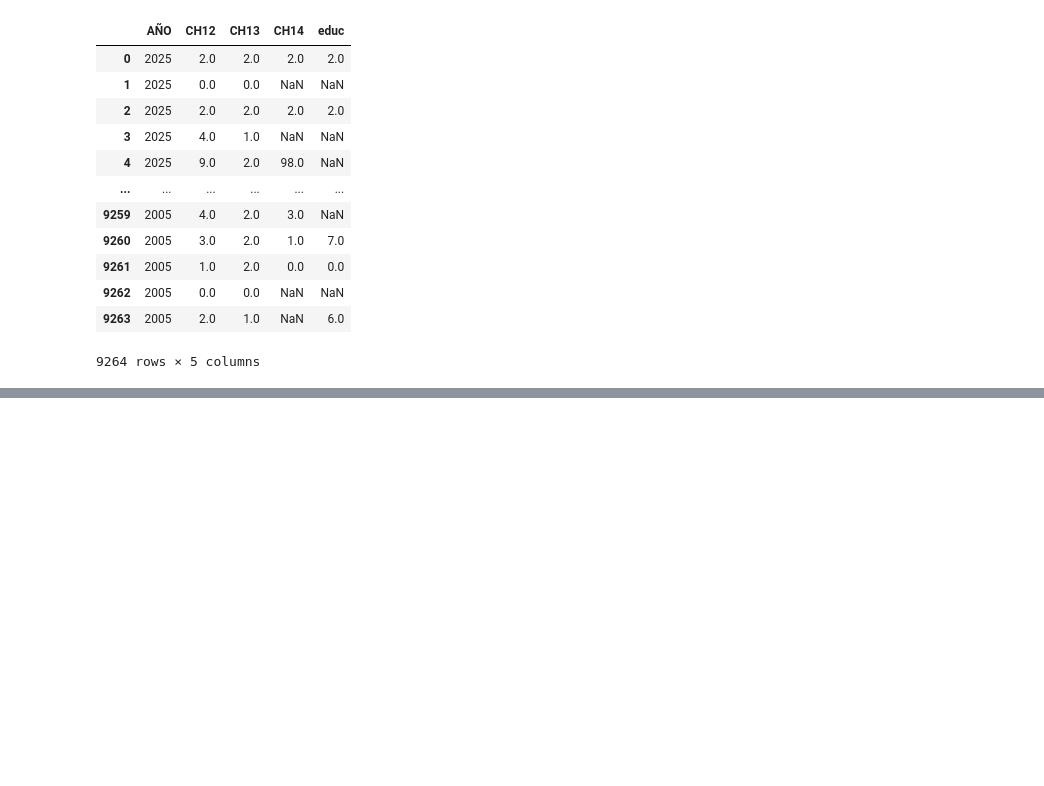
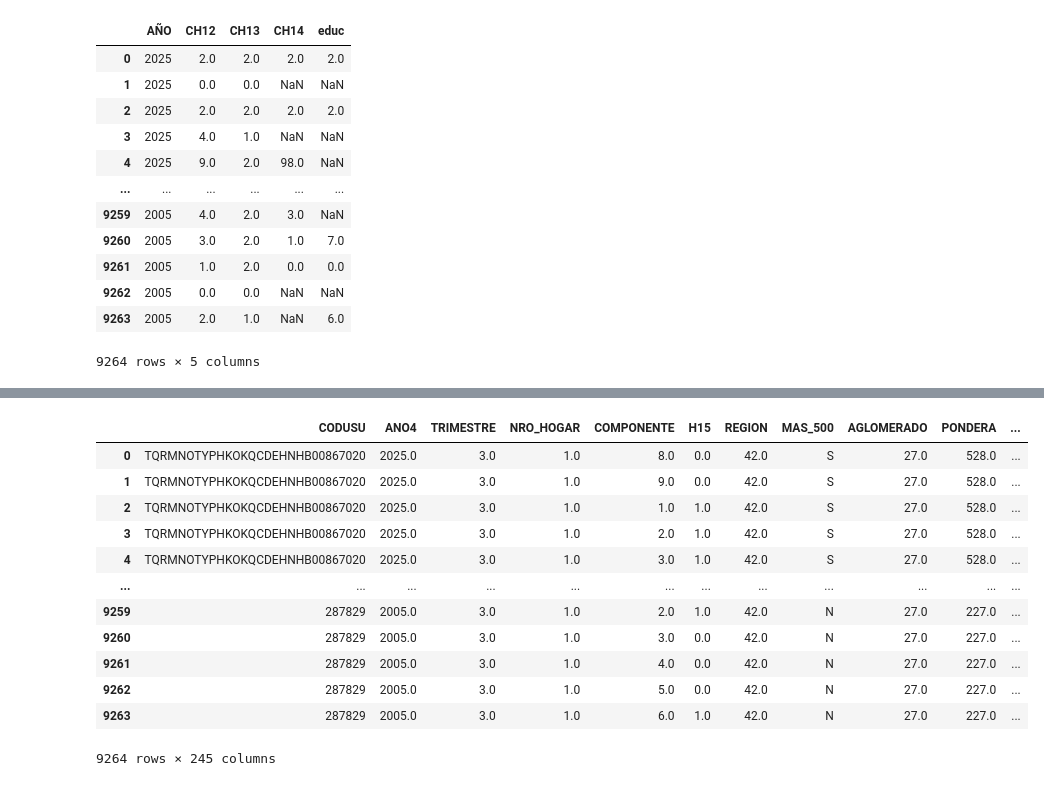
Before and after one commit to mariasolsampogna/E337_Grupo2, a Jupyter notebook: TP2/Tp2.ipynb, the cells around one changed output, grey strips where cells are left out. Cells and saved outputs as stored; diff of their text form; code cells hidden in the pictures; blank space fills up the shorter version.

```diff
--- a/TP2/Tp2.ipynb
+++ b/TP2/Tp2.ipynb
@@ -229 +249,17 @@ df_original2['ingreso_total_familiar']
 Name: ingreso_total_familiar, Length: 9264, dtype: float64
+# %%
+df_original2
+# %% [output]
+|  | CODUSU | ANO4 | TRIMESTRE | NRO_HOGAR | COMPONENTE | H15 | REGION | MAS_500 | AGLOMERADO | PONDERA | ... |
+| 0 | TQRMNOTYPHKOKQCDEHNHB00867020 | 2025.0 | 3.0 | 1.0 | 8.0 | 0.0 | 42.0 | S | 27.0 | 528.0 | ... |
+| 1 | TQRMNOTYPHKOKQCDEHNHB00867020 | 2025.0 | 3.0 | 1.0 | 9.0 | 0.0 | 42.0 | S | 27.0 | 528.0 | ... |
+| 2 | TQRMNOTYPHKOKQCDEHNHB00867020 | 2025.0 | 3.0 | 1.0 | 1.0 | 1.0 | 42.0 | S | 27.0 | 528.0 | ... |
+| 3 | TQRMNOTYPHKOKQCDEHNHB00867020 | 2025.0 | 3.0 | 1.0 | 2.0 | 1.0 | 42.0 | S | 27.0 | 528.0 | ... |
+| 4 | TQRMNOTYPHKOKQCDEHNHB00867020 | 2025.0 | 3.0 | 1.0 | 3.0 | 1.0 | 42.0 | S | 27.0 | 528.0 | ... |
+| ... | ... | ... | ... | ... | ... | ... | ... | ... | ... | ... | ... |
+| 9259 | 287829 | 2005.0 | 3.0 | 1.0 | 2.0 | 1.0 | 42.0 | N | 27.0 | 227.0 | ... |
+| 9260 | 287829 | 2005.0 | 3.0 | 1.0 | 3.0 | 0.0 | 42.0 | N | 27.0 | 227.0 | ... |
+| 9261 | 287829 | 2005.0 | 3.0 | 1.0 | 4.0 | 0.0 | 42.0 | N | 27.0 | 227.0 | ... |
+| 9262 | 287829 | 2005.0 | 3.0 | 1.0 | 5.0 | 0.0 | 42.0 | N | 27.0 | 227.0 | ... |
+| 9263 | 287829 | 2005.0 | 3.0 | 1.0 | 6.0 | 1.0 | 42.0 | N | 27.0 | 227.0 | ... |
+9264 rows × 245 columns
```
Also changed, not shown: parts of 19 cells of this notebook.
